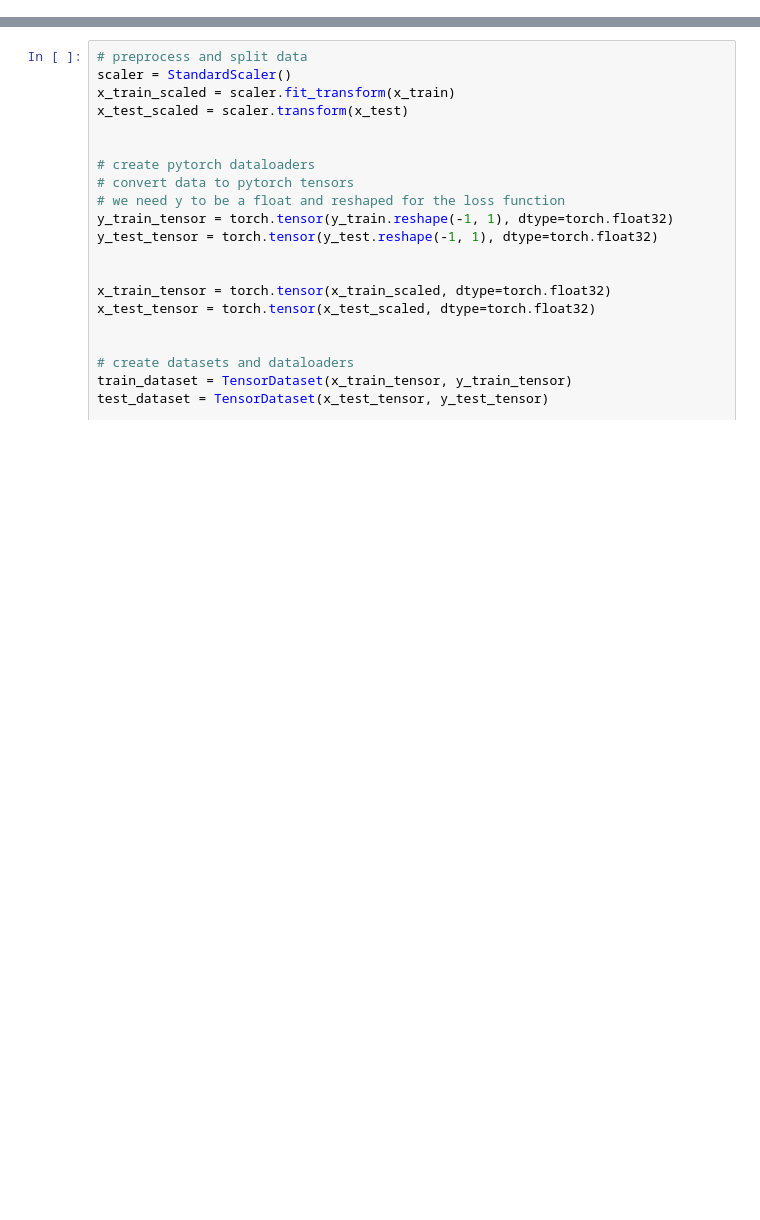
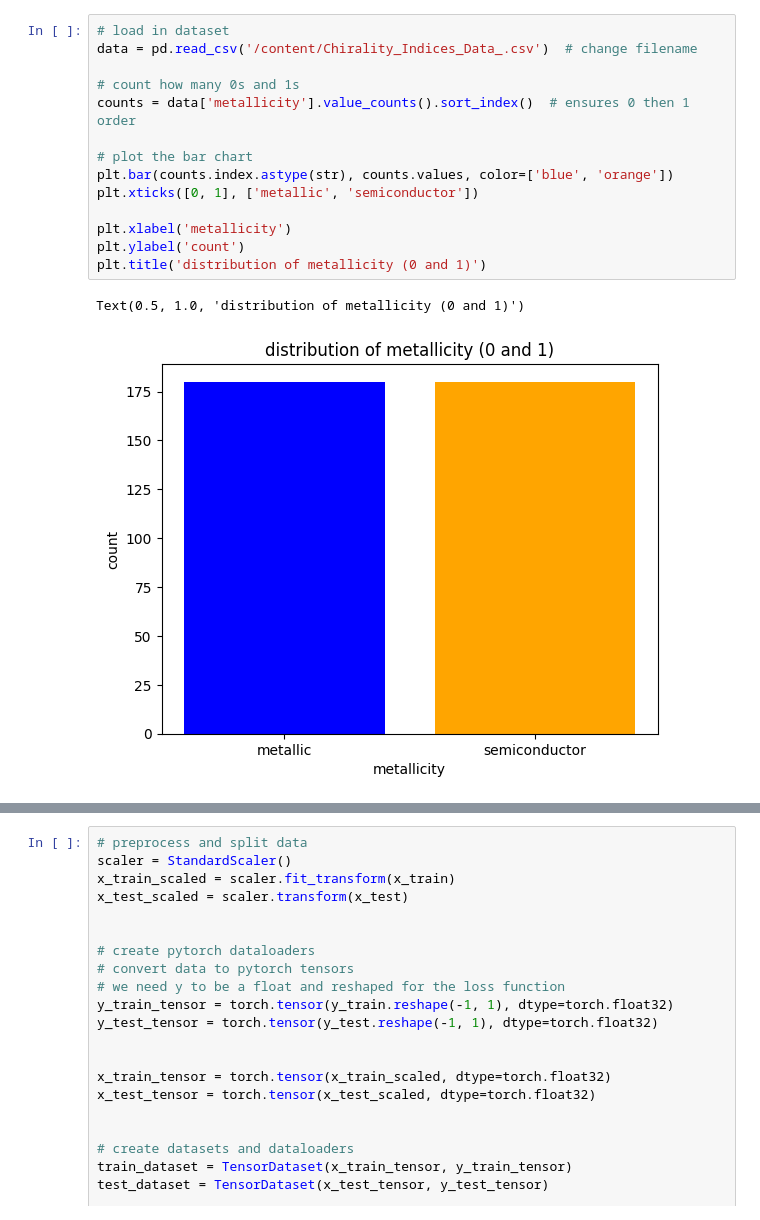
Before and after one commit to q1mora/cnt-property-prediction-using-ml-architectures, a Jupyter notebook: chirality_mlp.ipynb, the cells around one changed output, grey strips where cells are left out. Drawn from its saved outputs; the diff is of its cells as text; blank space fills up the shorter version.

```diff
--- a/chirality_mlp.ipynb
+++ b/chirality_mlp.ipynb
@@ -101,0 +26,17 @@ plt.show()
+# %%
+# load in dataset
+data = pd.read_csv('/content/Chirality_Indices_Data_.csv')  # change filename
+
+# count how many 0s and 1s
+counts = data['metallicity'].value_counts().sort_index()  # ensures 0 then 1 order
+
+# plot the bar chart
+plt.bar(counts.index.astype(str), counts.values, color=['blue', 'orange'])
+plt.xticks([0, 1], ['metallic', 'semiconductor'])
+
+plt.xlabel('metallicity')
+plt.ylabel('count')
+plt.title('distribution of metallicity (0 and 1)')
+# %% [output]
+Text(0.5, 1.0, 'distribution of metallicity (0 and 1)')
+[figure, added]
```
Also changed, not shown: parts of 8 cells of this notebook.
